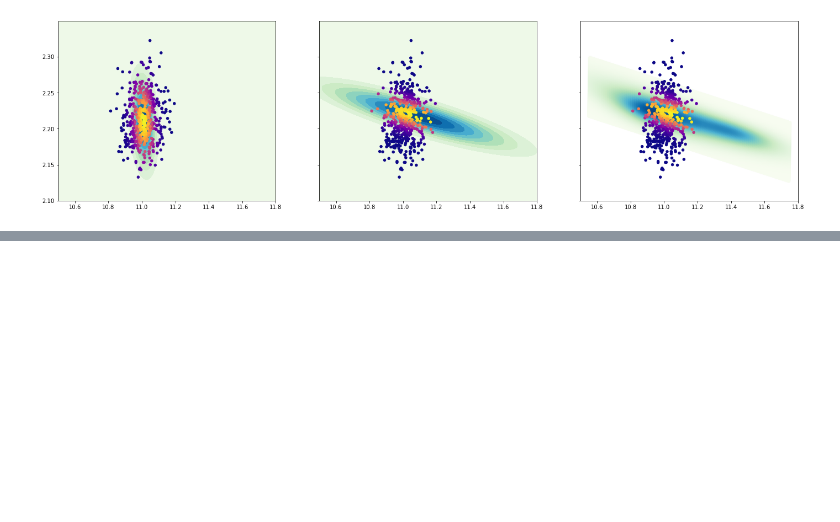
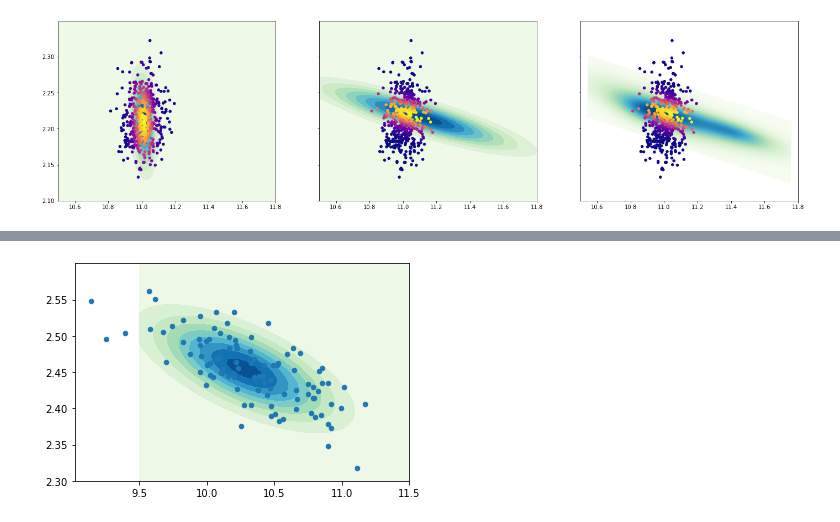
Before and after one commit to anacmolina/ML-DFT, a Jupyter notebook: notebooks/27b - fes fiiting parameters.ipynb, the cells around one changed output, grey strips where cells are left out. Cells and saved outputs as stored; diff of their text form; code cells hidden in the pictures; blank space fills up the shorter version.

```diff
--- a/notebooks/27b - fes fiiting parameters.ipynb
+++ b/notebooks/27b - fes fiiting parameters.ipynb
@@ -469,0 +630,13 @@ np.save(get_path()+'/params_fit_fes/mode_1.npy', popts_1)
+# %%
+target = MoG([mvn.mean.to(torch.float)], [mvn.covariance_matrix.to(torch.float)])
+# %%
+lims = {'x_min':9.5, 'x_max':11.5, 'y_min':2.3, 'y_max':2.6}
+
+fig, ax = plt.subplots()
+set_plot(ax, 100, mvn.log_prob, None, lims)
+samples = target.sample(100)
+
+ax.scatter(samples[:, 0].detach().numpy(), samples[:, 1].detach().numpy(), cmap='plasma', s=20)
+plt.gca().set_aspect('auto')
+# %% [output]
+[figure, added]
```
Also changed, not shown: parts of 15 cells of this notebook, 6 other files.
